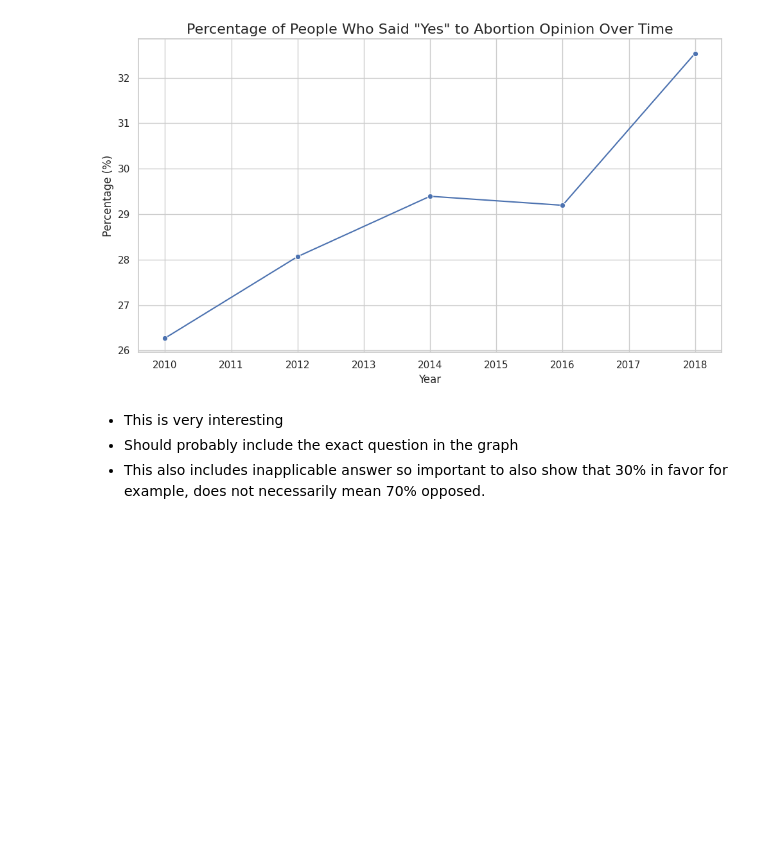
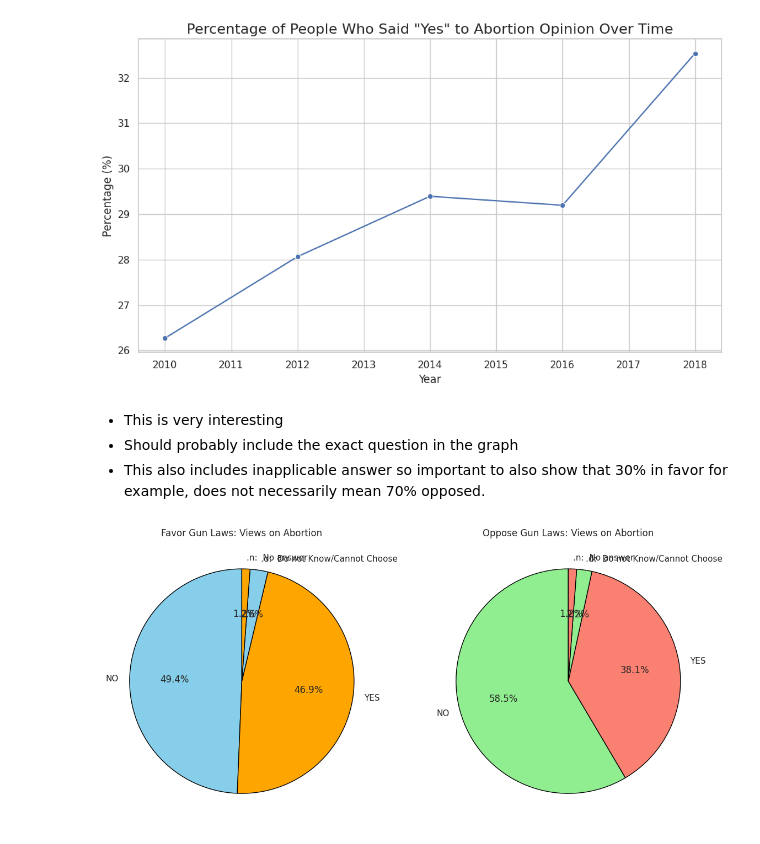
Before and after one commit to kimberlyyliuu/EDA, a Jupyter notebook: lab/gss.ipynb, the cells around one changed output. Saved outputs shown, nothing was run; the diff lists cells and outputs as text; code cells hidden in the pictures; blank space fills up the shorter version.

```diff
--- a/lab/gss.ipynb
+++ b/lab/gss.ipynb
@@ -370,3 +370,31 @@ plt.show()
 *   This is very interesting
 *   Should probably include the exact question in the graph
 *   This also includes inapplicable answer so important to also show that 30% in favor for example, does not necessarily mean 70% opposed.
+# %%
+# Filter data for people who favor gun laws
+favor_gun = df[df['gunlaw'] == 'FAVOR']  # Replace 'FAVOR' with the actual label for those who favor gun laws
+# Filter data for people who oppose gun laws
+oppose_gun = df[df['gunlaw'] == 'OPPOSE']  # Replace 'OPPOSE' with the actual label for those who oppose gun laws
+
+# Count abortion opinions for those who favor and oppose gun laws
+abany_favor_gun = favor_gun['abany'].value_counts()
+abany_oppose_gun = oppose_gun['abany'].value_counts()
+
+# Set up the figure with two subplots
+fig, axes = plt.subplots(1, 2, figsize=(12, 6))
+
+# Pie chart for people who favor gun laws
+axes[0].pie(abany_favor_gun, labels=abany_favor_gun.index, autopct='%1.1f%%', startangle=90, colors=['skyblue', 'orange'],
+            wedgeprops={'edgecolor': 'black'})
+axes[0].set_title('Favor Gun Laws: Views on Abortion')
+
+# Pie chart for people who oppose gun laws
+axes[1].pie(abany_oppose_gun, labels=abany_oppose_gun.index, autopct='%1.1f%%', startangle=90, colors=['lightgreen', 'salmon'],
+            wedgeprops={'edgecolor': 'black'})
+axes[1].set_title('Oppose Gun Laws: Views on Abortion')
+
+# Adjust layout to prevent overlap
+plt.tight_layout()
+plt.show()
+# %% [output]
+[figure, added]
```
